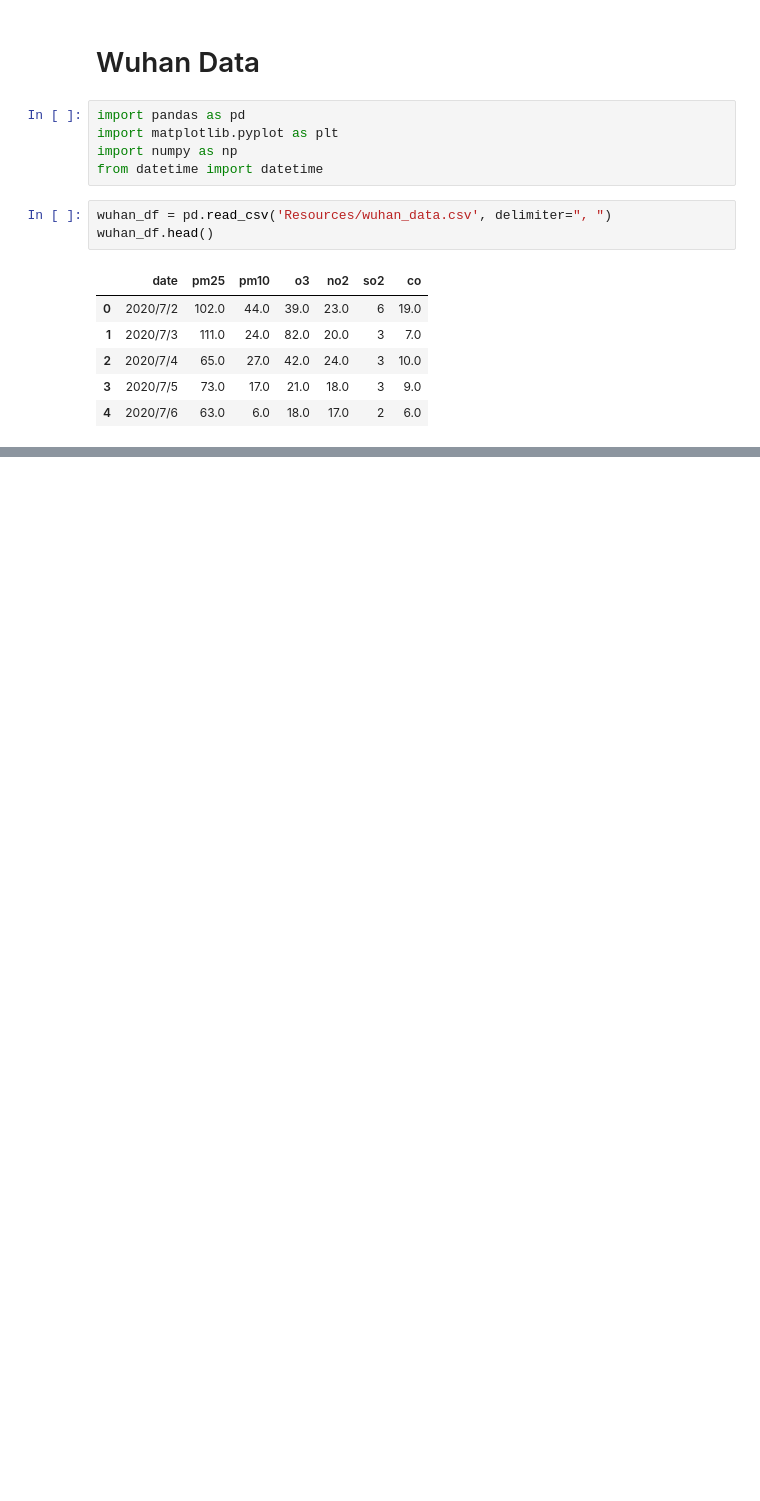
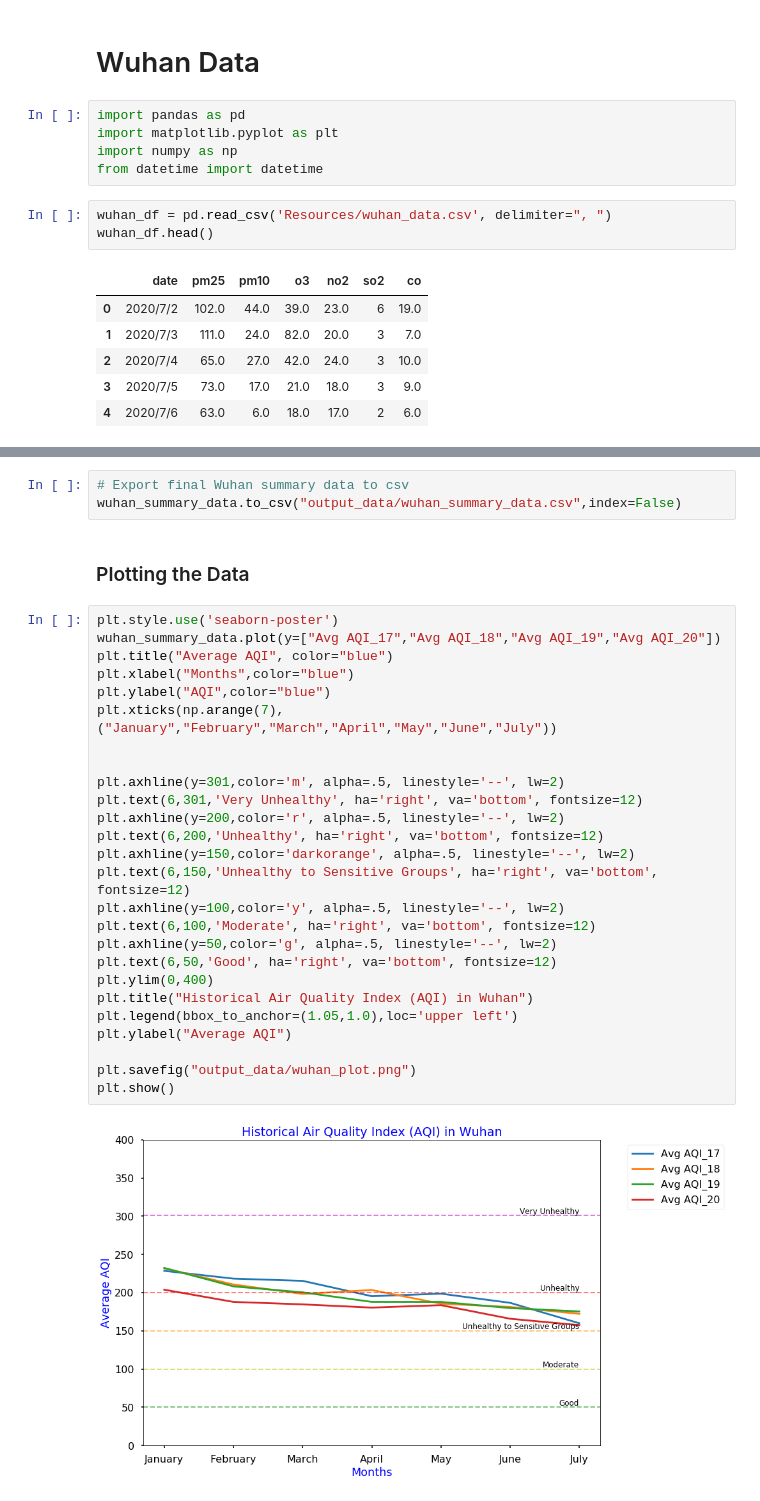
Before and after one commit to rigsbyk/Project-One, a Jupyter notebook: kathryn_csv_data/Wuhan/Wuhan.ipynb, the cells around one changed output, grey strips where cells are left out. Saved outputs shown, nothing was run; the diff lists cells and outputs as text; blank space fills up the shorter version.

```diff
--- a/kathryn_csv_data/Wuhan/Wuhan.ipynb
+++ b/kathryn_csv_data/Wuhan/Wuhan.ipynb
@@ -534,0 +501,33 @@ plt.show()
+# %%
+# Export final Wuhan summary data to csv
+wuhan_summary_data.to_csv("output_data/wuhan_summary_data.csv",index=False)
+# %% [markdown]
+### Plotting the Data
+# %%
+plt.style.use('seaborn-poster')
+wuhan_summary_data.plot(y=["Avg AQI_17","Avg AQI_18","Avg AQI_19","Avg AQI_20"])
+plt.title("Average AQI", color="blue")
+plt.xlabel("Months",color="blue")
+plt.ylabel("AQI",color="blue")
+plt.xticks(np.arange(7),("January","February","March","April","May","June","July"))
+
+
+plt.axhline(y=301,color='m', alpha=.5, linestyle='--', lw=2)
+plt.text(6,301,'Very Unhealthy', ha='right', va='bottom', fontsize=12)
+plt.axhline(y=200,color='r', alpha=.5, linestyle='--', lw=2)
+plt.text(6,200,'Unhealthy', ha='right', va='bottom', fontsize=12)
+plt.axhline(y=150,color='darkorange', alpha=.5, linestyle='--', lw=2)
+plt.text(6,150,'Unhealthy to Sensitive Groups', ha='right', va='bottom', fontsize=12)
+plt.axhline(y=100,color='y', alpha=.5, linestyle='--', lw=2)
+plt.text(6,100,'Moderate', ha='right', va='bottom', fontsize=12)
+plt.axhline(y=50,color='g', alpha=.5, linestyle='--', lw=2)
+plt.text(6,50,'Good', ha='right', va='bottom', fontsize=12)
+plt.ylim(0,400)
+plt.title("Historical Air Quality Index (AQI) in Wuhan")
+plt.legend(bbox_to_anchor=(1.05,1.0),loc='upper left')
+plt.ylabel("Average AQI")
+
+plt.savefig("output_data/wuhan_plot.png")
+plt.show()
+# %% [output]
+[figure, added]
```
Also changed, not shown: parts of 142 cells of this notebook, 12 other files.
